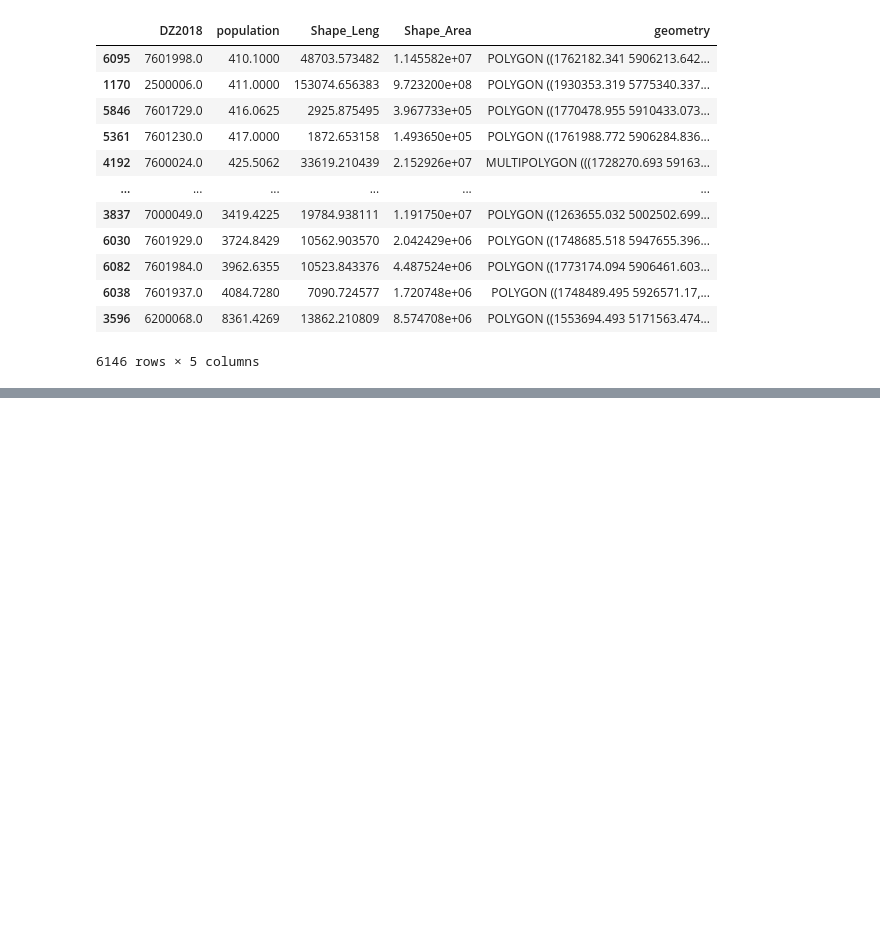
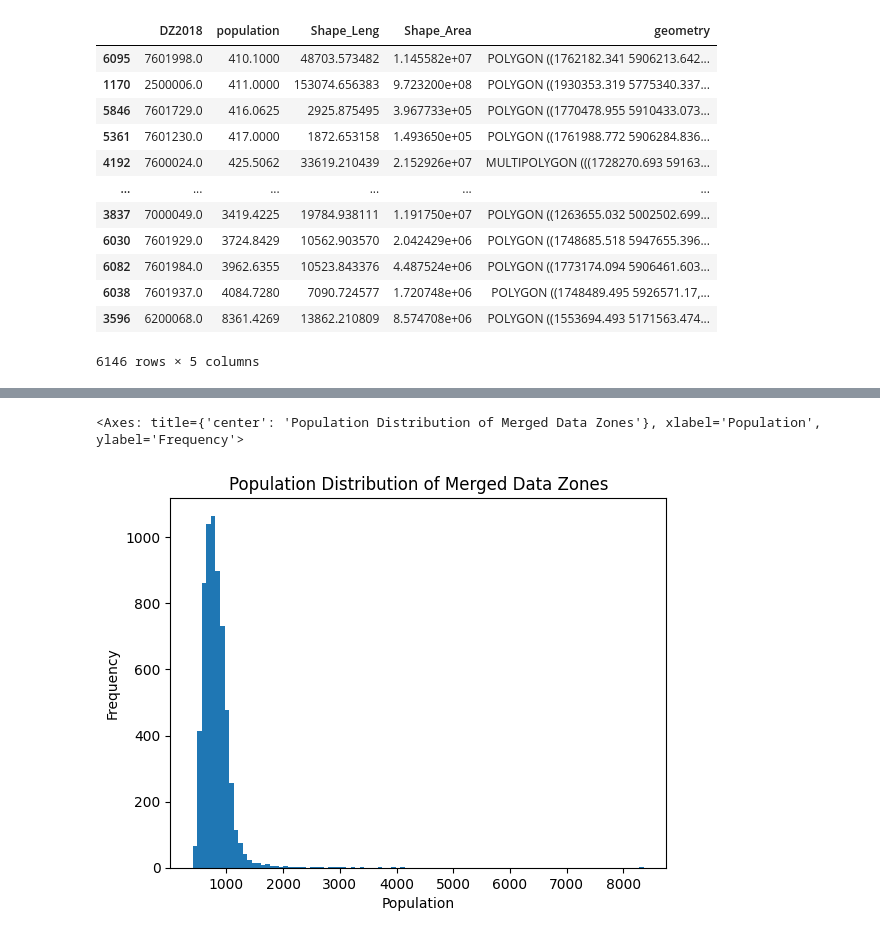
Before and after one commit to UoA-eResearch/IMD, a Jupyter notebook: merge_small_DZ.ipynb, the cells around one changed output, grey strips where cells are left out. Saved outputs shown, nothing was run; the diff lists cells and outputs as text; code cells hidden in the pictures; blank space fills up the shorter version.

```diff
--- a/merge_small_DZ.ipynb
+++ b/merge_small_DZ.ipynb
@@ -116,2 +132,7 @@ imd.Shape_Area = imd.geometry.area
 # %%
 imd.to_file("output/IMD2018_merged_small_DZ.shp")
+# %%
+imd.population.plot.hist(bins=100, title="Population Distribution of Merged Data Zones", xlabel="Population", ylabel="Frequency")
+# %% [output]
+<Axes: title={'center': 'Population Distribution of Merged Data Zones'}, xlabel='Population', ylabel='Frequency'>
+[figure, added]
```
Also changed, not shown: parts of 5 cells of this notebook, 4 other files.
